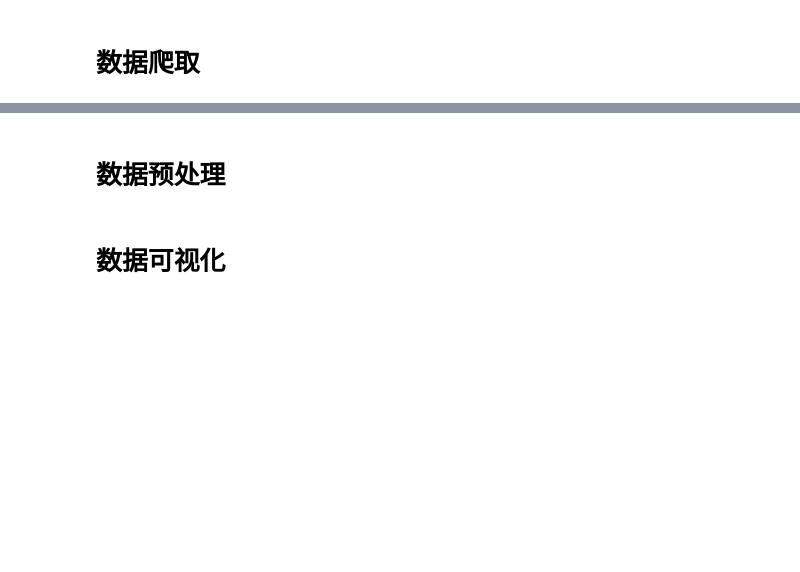
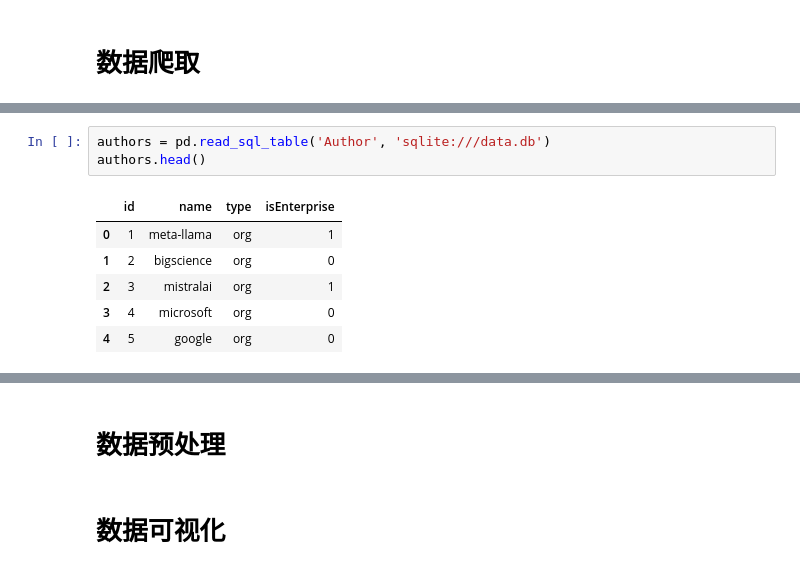
Before and after one commit to yansirgood/DL-course-labs, a Jupyter notebook: LLM-overview/report.ipynb, the cells around one changed output, grey strips where cells are left out. Drawn from its saved outputs; the diff is of its cells as text; blank space fills up the shorter version.

```diff
--- a/LLM-overview/report.ipynb
+++ b/LLM-overview/report.ipynb
@@ -160,0 +233,10 @@ import pandas as pd
+# %%
+authors = pd.read_sql_table('Author', 'sqlite:///data.db')
+authors.head()
+# %% [output]
+|  | id | name | type | isEnterprise |
+| 0 | 1 | meta-llama | org | 1 |
+| 1 | 2 | bigscience | org | 0 |
+| 2 | 3 | mistralai | org | 1 |
+| 3 | 4 | microsoft | org | 0 |
+| 4 | 5 | google | org | 0 |
```
Also changed, not shown: parts of 22 cells of this notebook, 1 other file.
